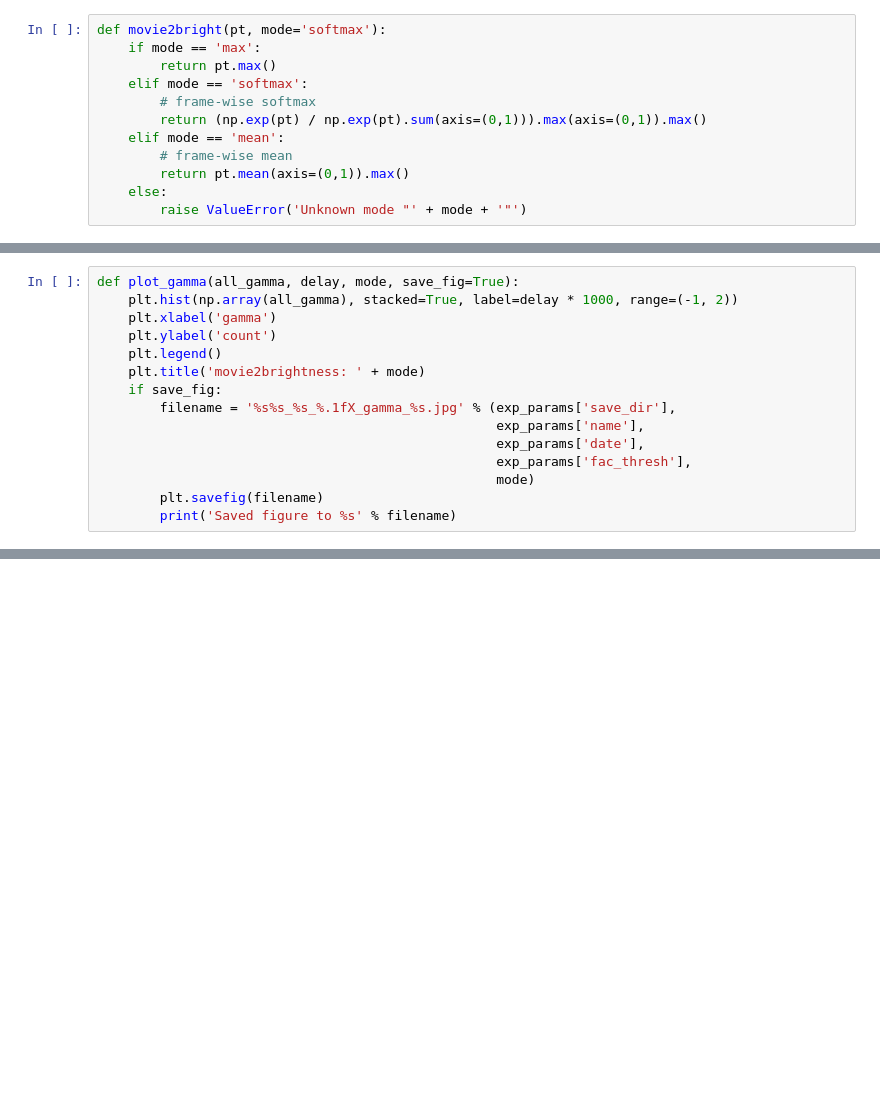
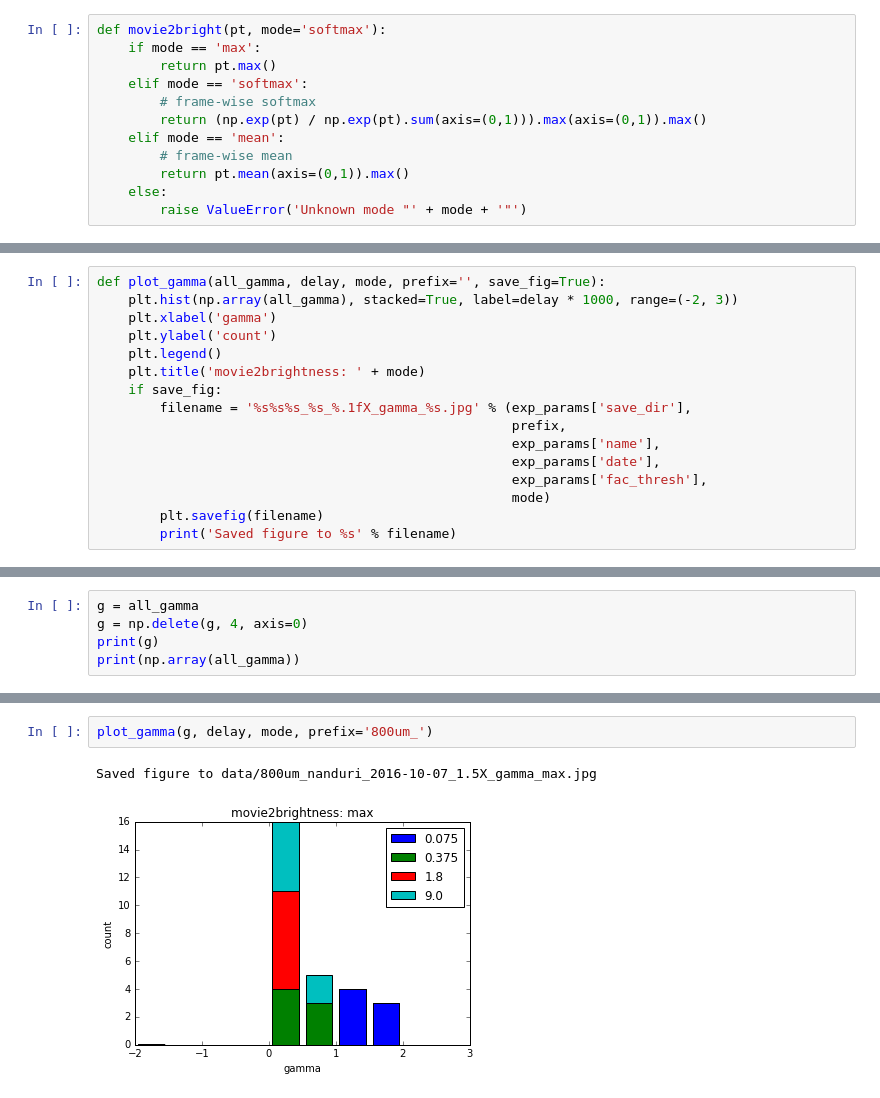
Before and after one commit to mbeyeler/pulse2percept, a Jupyter notebook: examples/notebooks/1.2-mb-exp-Horsager2011-analyze.ipynb, the cells around one changed output, grey strips where cells are left out. Cells and saved outputs as stored; diff of their text form; blank space fills up the shorter version.

```diff
--- a/examples/notebooks/1.2-mb-exp-Horsager2011-analyze.ipynb
+++ b/examples/notebooks/1.2-mb-exp-Horsager2011-analyze.ipynb
@@ -136,18 +150,19 @@ def plot_isobrightness(amp_E1, amp_E2, gamma, delay, exp_params, save_fig=True):
         plt.savefig(filename)
         print('Saved figure to %s' % filename)
 # %%
-def plot_gamma(all_gamma, delay, mode, save_fig=True):
-    plt.hist(np.array(all_gamma), stacked=True, label=delay * 1000, range=(-1, 2))
+def plot_gamma(all_gamma, delay, mode, prefix='', save_fig=True):
+    plt.hist(np.array(all_gamma), stacked=True, label=delay * 1000, range=(-2, 3))
     plt.xlabel('gamma')
     plt.ylabel('count')
     plt.legend()
     plt.title('movie2brightness: ' + mode)
     if save_fig:
-        filename = '%s%s_%s_%.1fX_gamma_%s.jpg' % (exp_params['save_dir'],
-                                                   exp_params['name'],
-                                                   exp_params['date'],
-                                                   exp_params['fac_thresh'],
-                                                   mode)
+        filename = '%s%s%s_%s_%.1fX_gamma_%s.jpg' % (exp_params['save_dir'],
+                                                     prefix,
+                                                     exp_params['name'],
+                                                     exp_params['date'],
+                                                     exp_params['fac_thresh'],
+                                                     mode)
         plt.savefig(filename)
         print('Saved figure to %s' % filename)
 # %%
@@ -196,0 +218,5 @@ Saved figure to data/new_E14_E2_2016-10-01_1.5X_iso_max.jpg
+# %%
+g = all_gamma
+g = np.delete(g, 4, axis=0)
+print(g)
+print(np.array(all_gamma))
@@ -196,0 +239,5 @@ Saved figure to data/new_E14_E2_2016-10-01_1.5X_iso_max.jpg
+# %%
+plot_gamma(g, delay, mode, prefix='800um_')
+# %% [output]
+Saved figure to data/800um_nanduri_2016-10-07_1.5X_gamma_max.jpg
+[figure, added]
```
Also changed, not shown: parts of 8 cells of this notebook, 18 other files.
